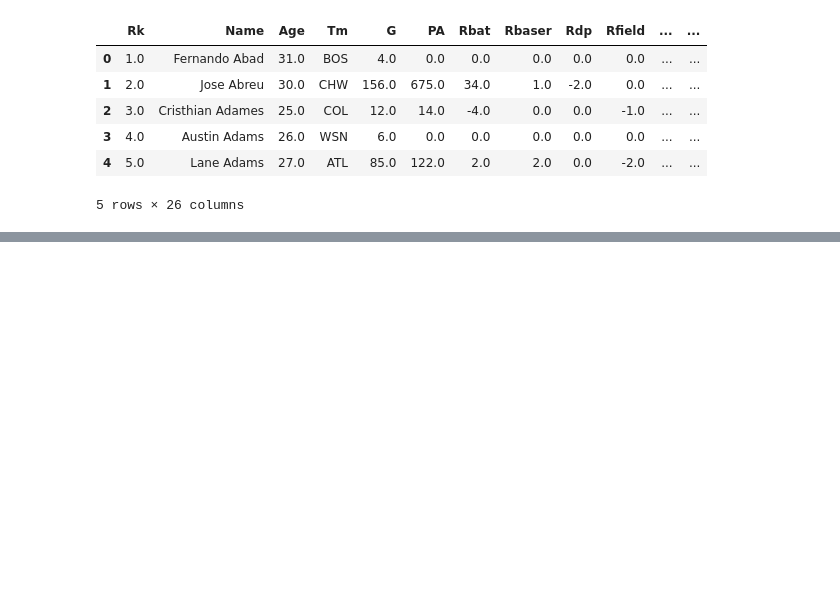
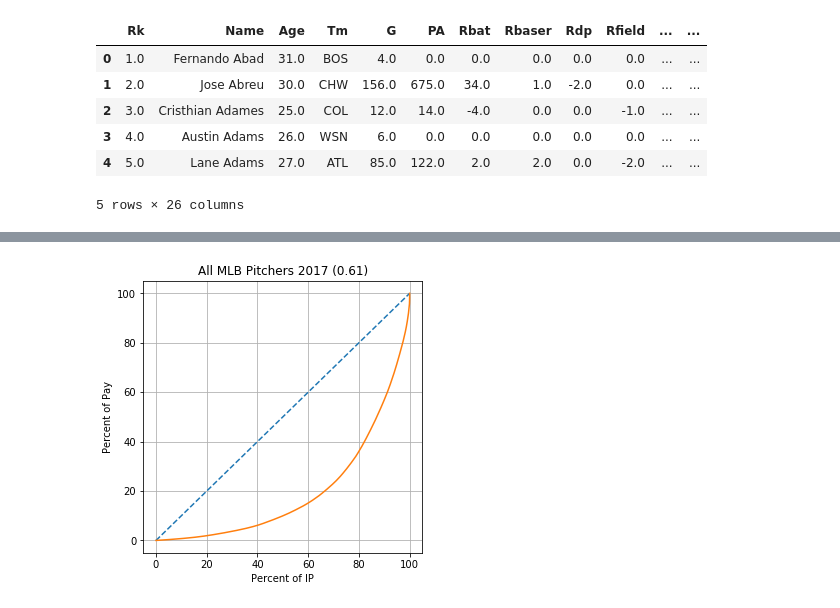
Before and after one commit to fireplacetv/notebooks, a Jupyter notebook: PA Gini/PA Gini.ipynb, the cells around one changed output, grey strips where cells are left out. Drawn from its saved outputs; the diff is of its cells as text; code cells hidden in the pictures; blank space fills up the shorter version.

```diff
--- a/PA Gini/PA Gini.ipynb
+++ b/PA Gini/PA Gini.ipynb
@@ -71,0 +78,12 @@ plt.show()
+# %%
+pitchers = pd.read_csv('data/2017-pitching.csv')
+pitchers.drop(0,inplace=True)
+
+pitchers['Salary'] = pitchers['Salary'].replace('[\$,]','',regex=True).fillna(535000).astype(int)
+pitchers['Name'].replace('[*#\\\\].*','',regex=True, inplace=True)
+pitchers['IP'].fillna(0)
+pitchers['Salary per IP'] = pitchers['Salary'] / pitchers['IP']
+pitchers.reset_index(drop=True,inplace=True)
+# print(pitchers.dtypes)
+
+pitchers.head()
@@ -71,0 +98,20 @@ plt.show()
+# %%
+df = pitchers[(pitchers['IP'] > 0)].sort_values('Salary per IP').copy()
+
+pa = np.zeros(df.shape[0]+1)
+pa[1:] = np.cumsum(df['IP'])/df['IP'].sum()
+salary = np.zeros(df.shape[0]+1)
+salary[1:] = np.cumsum(df['Salary']) / df['Salary'].sum()
+gini = 1 - ((salary[1:]+ salary[:-1])/2 * (pa[1:]-pa[:-1])).sum()/0.5
+
+plt.figure(figsize=(5,5))
+plt.plot([0,100],[0,100],ls='--')
+plt.plot(pa*100,
+         salary*100)
+plt.title('All MLB Pitchers 2017 (%0.2f)' % (gini))
+plt.xlabel('Percent of IP')
+plt.ylabel('Percent of Pay')
+plt.grid()
+plt.show()
+# %% [output]
+[figure, added]
```
Also changed, not shown: parts of 4 cells of this notebook.
